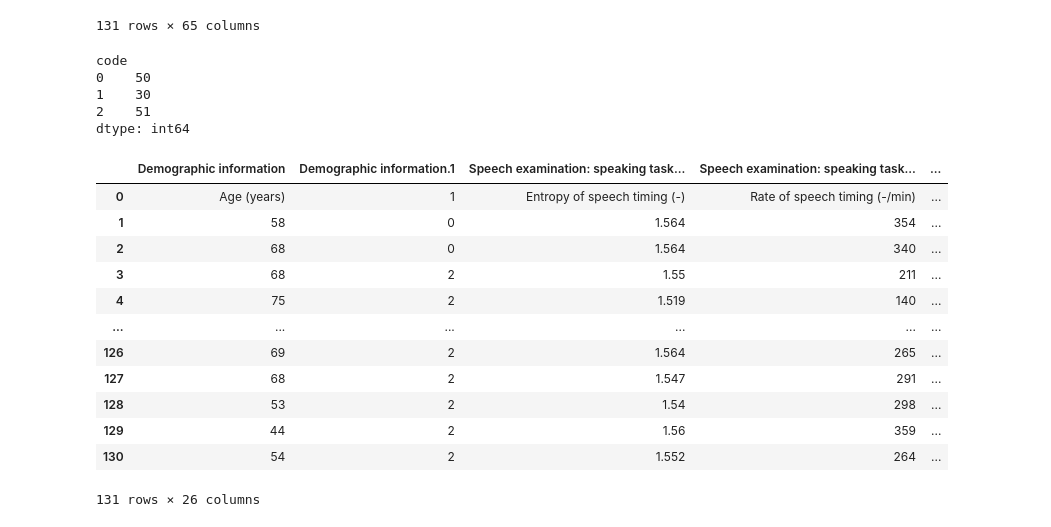
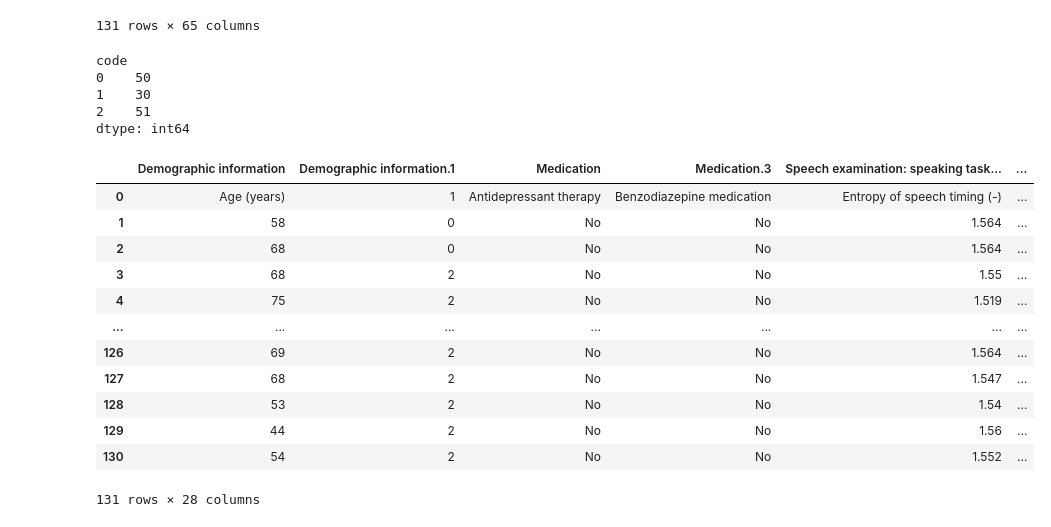
Before and after one commit to michelletheodory/parkinsons, a Jupyter notebook: theodory_MLFINAL.ipynb, the cells around one changed output. Saved outputs shown, nothing was run; the diff lists cells and outputs as text; code cells hidden in the pictures.

```diff
--- a/theodory_MLFINAL.ipynb
+++ b/theodory_MLFINAL.ipynb
@@ -5,24 +5,34 @@ from sklearn import preprocessing
 
 data = pd.read_csv('dataset.csv')
 
+
+#need to make an input thing? Something that tells you/allows you to feed in an individual's data and then outputs their predicted disease?
+#shouldn't it be like "What is your gender? F/M, Age, Have you taken antidepressant, have you taken benzo, and then all the speech features? "Please input blah blah blah
+#and then whatever the responses are, merge that with the dataset?? or how would you predict a single case
+
+#make class here that cleans data? when I do that, it fucks up all the coding for class section for some reason...
+#class Clean:
+    #def __init__(self, data, map):
+        #self.data = data
 def map(code):
     if code.find('PD') != -1:
         return 1
     elif code.find('HC') != -1:
         return 0
-    else: return 2
+    else:
+        return 2
+
 
 data = data.rename(columns={'Unnamed: 0': 'code'})
-# print(data)
+
+    # print(data)
 data['code'] = data['code'].apply(map)
 data = data.apply(lambda col: col.apply(lambda val: np.nan if val == '-' else val))
 
 # names = data.head()
 display(data)
 
-
-
-#need to remove NA values! maybe not... because if I did that it would just delete all data on healthy controls.
+#so 2 is RBD class
 # %% [output]
 |  | code | Demographic information | Demographic information.1 | Clinical information | Clinical information.1 | ... |
 | 0 | 2 | Age (years) | Gender | Positive history of Parkinson dis... | Age of disease onset (years) | ... |
@@ -64,38 +74,37 @@ display(data)
 # %%
 print(data.groupby('code').size())
 #something is wrong, there is only 50 in group 2, why are we finding 51?
 
 
 
 outcome = data['code']
 
-data = data.drop(columns=['code', 'Medication', 'Medication.1', 'Medication.3', 'Medication.4', 'Medication.5'])
-
+data = data.drop(columns=['code', 'Medication.1', 'Medication.4', 'Medication.5'])
 
 
 
 # data = data.drop(columns=['UPDRS III motor scale: specific items', 'UPDRS III motor scale: specific items.1', 'UPDRS III motor scale: specific items.2'])
 UPDRS_name = 'UPDRS III motor scale: specific items'
 UPDRS_cols = ['{0}.{1}'.format(UPDRS_name, i) for i in range(1, 27)]
 data = data.drop(columns=[UPDRS_name] + UPDRS_cols)
 data = data.drop(columns=['Clinical information', 'Clinical information.1','Medication.2', 'Clinical information.2', 'Overview of motor examination','Overview of motor examination.1'])
 display(data)
 # %% [output]
 code
 0    50
 1    30
 2    51
 dtype: int64
-|  | Demographic information | Demographic information.1 | Speech examination: speaking task... | Speech examination: speaking task... | ... |
-| 0 | Age (years) | 1 | Entropy of speech timing (-) | Rate of speech timing (-/min) | ... |
-| 1 | 58 | 0 | 1.564 | 354 | ... |
-| 2 | 68 | 0 | 1.564 | 340 | ... |
-| 3 | 68 | 2 | 1.55 | 211 | ... |
-| 4 | 75 | 2 | 1.519 | 140 | ... |
-| ... | ... | ... | ... | ... | ... |
-| 126 | 69 | 2 | 1.564 | 265 | ... |
-| 127 | 68 | 2 | 1.547 | 291 | ... |
-| 128 | 53 | 2 | 1.54 | 298 | ... |
-| 129 | 44 | 2 | 1.56 | 359 | ... |
-| 130 | 54 | 2 | 1.552 | 264 | ... |
+|  | Demographic information | Demographic information.1 | Medication | Medication.3 | Speech examination: speaking task... | ... |
+| 0 | Age (years) | 1 | Antidepressant therapy | Benzodiazepine medication | Entropy of speech timing (-) | ... |
+| 1 | 58 | 0 | No | No | 1.564 | ... |
+| 2 | 68 | 0 | No | No | 1.564 | ... |
+| 3 | 68 | 2 | No | No | 1.55 | ... |
+| 4 | 75 | 2 | No | No | 1.519 | ... |
+| ... | ... | ... | ... | ... | ... | ... |
+| 126 | 69 | 2 | No | No | 1.564 | ... |
+| 127 | 68 | 2 | No | No | 1.547 | ... |
+| 128 | 53 | 2 | No | No | 1.54 | ... |
+| 129 | 44 | 2 | No | No | 1.56 | ... |
+| 130 | 54 | 2 | No | No | 1.552 | ... |
-131 rows × 26 columns
+131 rows × 28 columns
```
Also changed, not shown: parts of 17 cells of this notebook.
